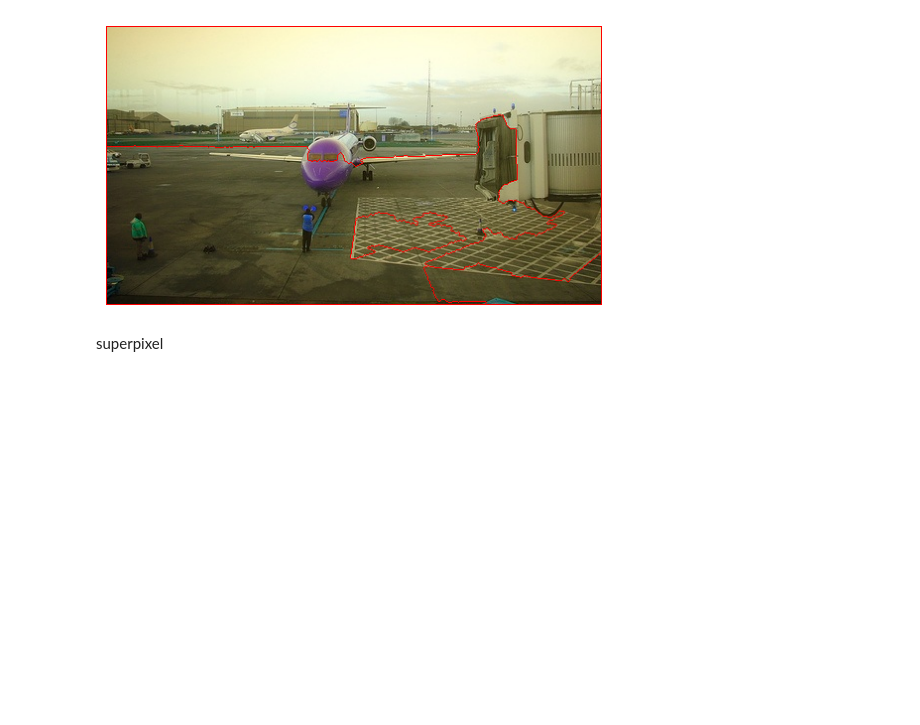
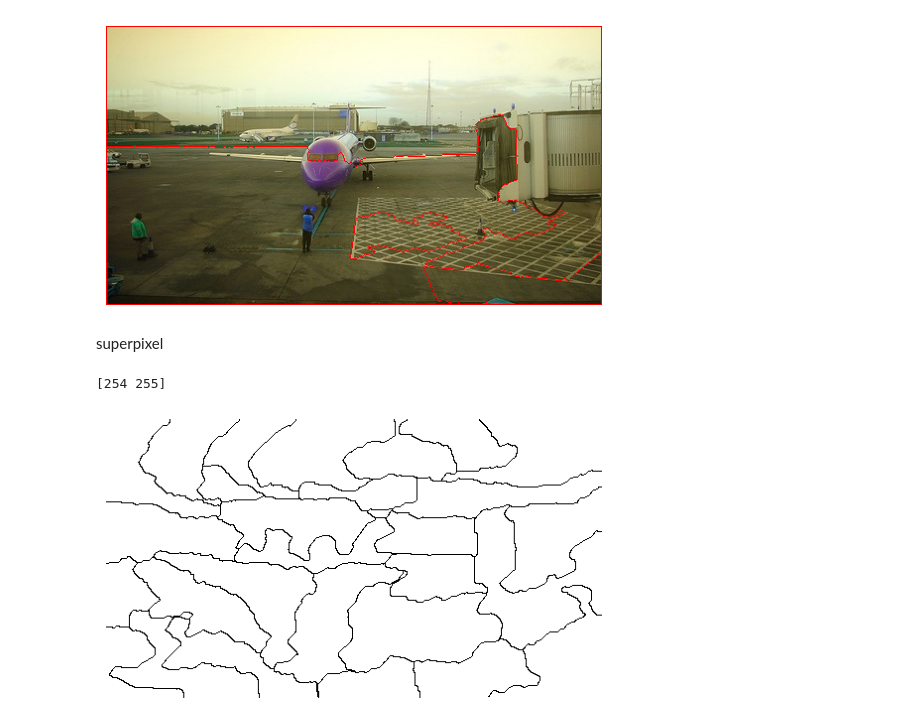
Before and after one commit to Matovic/optical-flow-motion-tracking-segmentation, a Jupyter notebook: src/zadanie3.ipynb, the cells around one changed output. Drawn from its saved outputs; the diff is of its cells as text; code cells hidden in the pictures; blank space fills up the shorter version.

```diff
--- a/src/zadanie3.ipynb
+++ b/src/zadanie3.ipynb
@@ -1032,2 +1070,45 @@ plt.show()
 # %% [markdown]
 superpixel
+# %%
+# Load the image in grayscale
+img = cv2.imread('../data/JPEGImages/2007_000032.jpg') #, cv2.IMREAD_GRAYSCALE)
+
+# Convert image to grayscale
+gray = cv2.cvtColor(img, cv2.COLOR_BGR2GRAY)
+
+# Adjust the parameters as needed
+img_width = gray.shape[1]
+img_height = gray.shape[0]
+img_channels = 1  # for grayscale image
+num_superpixels = 100
+num_levels = 8
+prior = 8
+histogram_bins = 50
+double_step = True
+
+# Create SuperpixelSEEDS object
+seeds = cv2.ximgproc.createSuperpixelSEEDS(img_width,
+                                           img_height,
+                                           img_channels,
+                                           num_superpixels,
+                                           num_levels,
+                                           prior,
+                                           histogram_bins,
+                                           double_step)
+
+# Initialize superpixels
+seeds.iterate(gray, 10)
+
+#
+contour_mask = seeds.getLabelContourMask()
+contour_mask[contour_mask == 255] = 1
+
+contour_mask = cv2.bitwise_not(contour_mask)
+
+print(np.unique(contour_mask))
+plt.imshow(contour_mask, cmap='gray')
+plt.axis('off')
+plt.show()
+# %% [output]
+[254 255]
+[figure, added]
```
Also changed, not shown: parts of 10 cells of this notebook.
